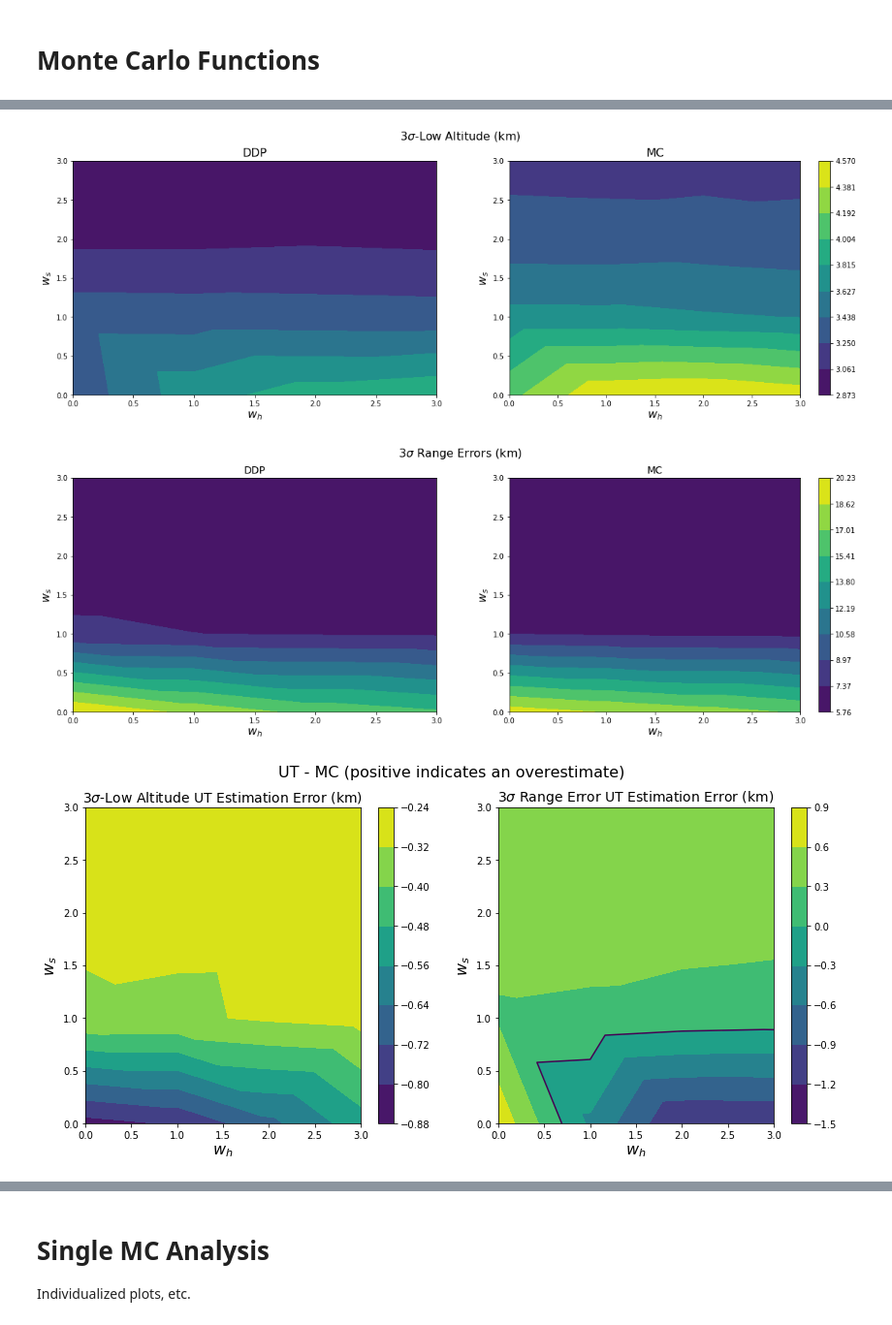
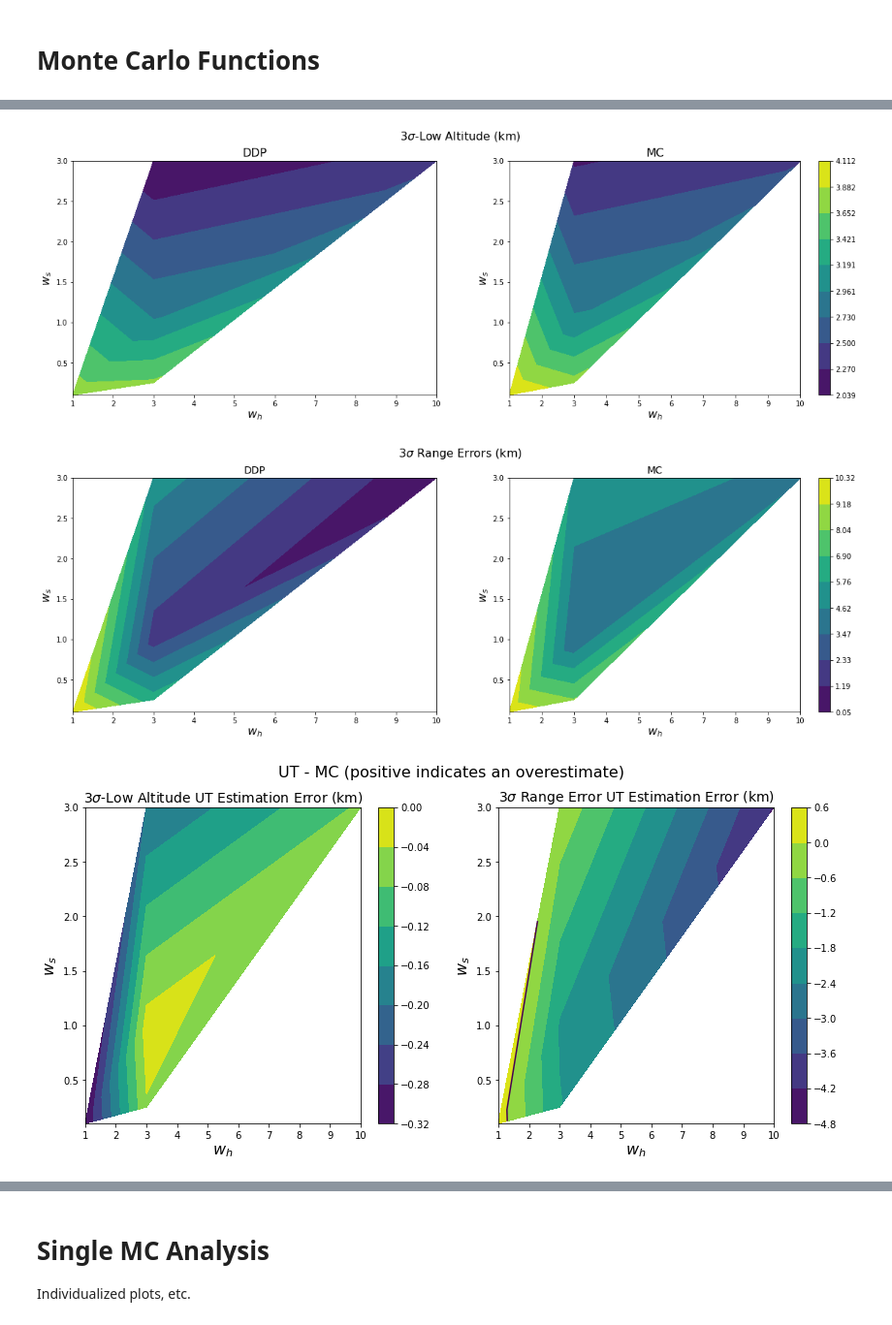
Before and after one commit to CDNoyes/EDL-Py, a Jupyter notebook: DDPMonteCarlo.ipynb, the cells around one changed output, grey strips where cells are left out. Shown at 97% size. Cells and saved outputs as stored; diff of their text form; code cells hidden in the pictures.

```diff
--- a/DDPMonteCarlo.ipynb
+++ b/DDPMonteCarlo.ipynb
@@ -1,5 +1,8 @@
 # %%
 import sys, os
+
+EDL_DIR = os.getcwd() # used to allow easy saving on any computer
+DOC = os.path.dirname(EDL_DIR)
 sys.path.append("./EntryGuidance")
 
 from scipy.interpolate import interp1d
@@ -57,20 +64,27 @@ class ddp_controller:
 
     def __init__(self, data):
         v = data['v'].squeeze()
-        u0 = data['u'] # feedfoward term
-        u0[-1] = u0[-2]
-        u0 = np.append(u0, u0[-2])
+        u0 = data['u'].copy() # feedfoward term
+        if len(u0.shape)>1 and u0.shape[0]>1:
+            if data['u'].shape[0] == 2:
+                print('Fixed Gain + Overcontrol')
+                G = data['input']['gains'].squeeze()
+                k = np.array([data['u'][1]*g for g in G])
+                K = interp1d(v[:-1], k, bounds_error=False, fill_value=(k[:,-2], k[:,0]))
+            else:
+                K = interp1d(v[:-1], data['u'][1:], bounds_error=False, fill_value=(data['u'][1:,-2], data['u'][1:,0]))
+            u0 = u0[0]
 
-        if len(data['u'].shape) == 1:
+        else:
             if 'gains' in data:
                 G = data['gains'].squeeze()
             else:
                 G = data['input']['gains'].squeeze()
             K = lambda v: G
             print("Fixed Gain Controller, ", G)
-        else:
-            K = interp1d(v[:-1], u0[1:], bounds_error=False, fill_value=(data['u'][1:,-2], data['u'][1:,0]))
 
+        u0[-1] = u0[-2]
+        u0 = np.append(u0, u0[-2])
         self.K = K
         self.u = interp1d(v, u0, bounds_error=False, fill_value=(u0[-1],u0[0]))
         xr = np.vstack([data['Dm'], data['mean'][1:]])
@@ -161,10 +175,13 @@ def MonteCarlo(data, N=2000, debug=False, parametric=False, sample='L'):
     mean = np.mean(mc.xf, axis=0)
     std = np.std(mc.xf, axis=0)
 
-    if len(data['stats']) > 3:
-        std_ddp = [data['stats'][0], data['stats'][0] - 3*data['stats'][3]**0.5, 3*data['stats'][5]**0.5]
-    else:
-        std_ddp = data['stats'].squeeze()
+
+    hlow = data['mean'][0,-1]/1000 - 3*data['var'][0,-1]**0.5/1000
+    std_ddp = [data['mean'][0,-1]/1000, hlow, 3*data['var'][2,-1]**0.5]
+#     if len(data['stats']) > 3:
+#         std_ddp = [data['stats'][0], data['stats'][0] - 3*data['stats'][3]**0.5, 3*data['stats'][5]**0.5]
+#     else:
+#         std_ddp = data['stats'].squeeze()
     if debug:
         print("Running in debug mode to recreate the unscented trajectories, disregard the MC values below")
 
@@ -354,6 +374,7 @@ plt.show()
 # %%
 # data = loadmat(os.path.join('C:\\Users\cdnoyes\\Documents\\GitHub\\Research\\Matlab\\','solutions_cl_ddp_max.mat'), squeeze_me=True)
-data = loadmat(os.path.join('E:\\Documents\\GitHub\\Research\\Matlab\\','solutions_cl_ddp_max.mat'), squeeze_me=True)
+# data = loadmat(os.path.join(DOC,'GitHub\\Research\\Matlab\\','solutions_cl_ddp_max.mat'), squeeze_me=True)
+data = loadmat(os.path.join(DOC,'GitHub\\Research\\Matlab\\iLQR','overcontrol_test.mat'), squeeze_me=True)
 # %%
-stats = MonteCarloArray(data, {'N': 5000, 'parametric': True, 'sample': 'L'})
+stats = MonteCarloArray(data, {'N': 500, 'parametric': True, 'sample': 'L'})
 # %% [output]
@@ -378,3 +399,3 @@ S range: 5.757788213114743-20.22909579094564
-[figure, old version]
+[figure, new version]
-[figure, old version]
+[figure, new version]
-[figure, old version]
+[figure, new version]
```
Also changed, not shown: parts of 9 cells of this notebook, 6 other files.
